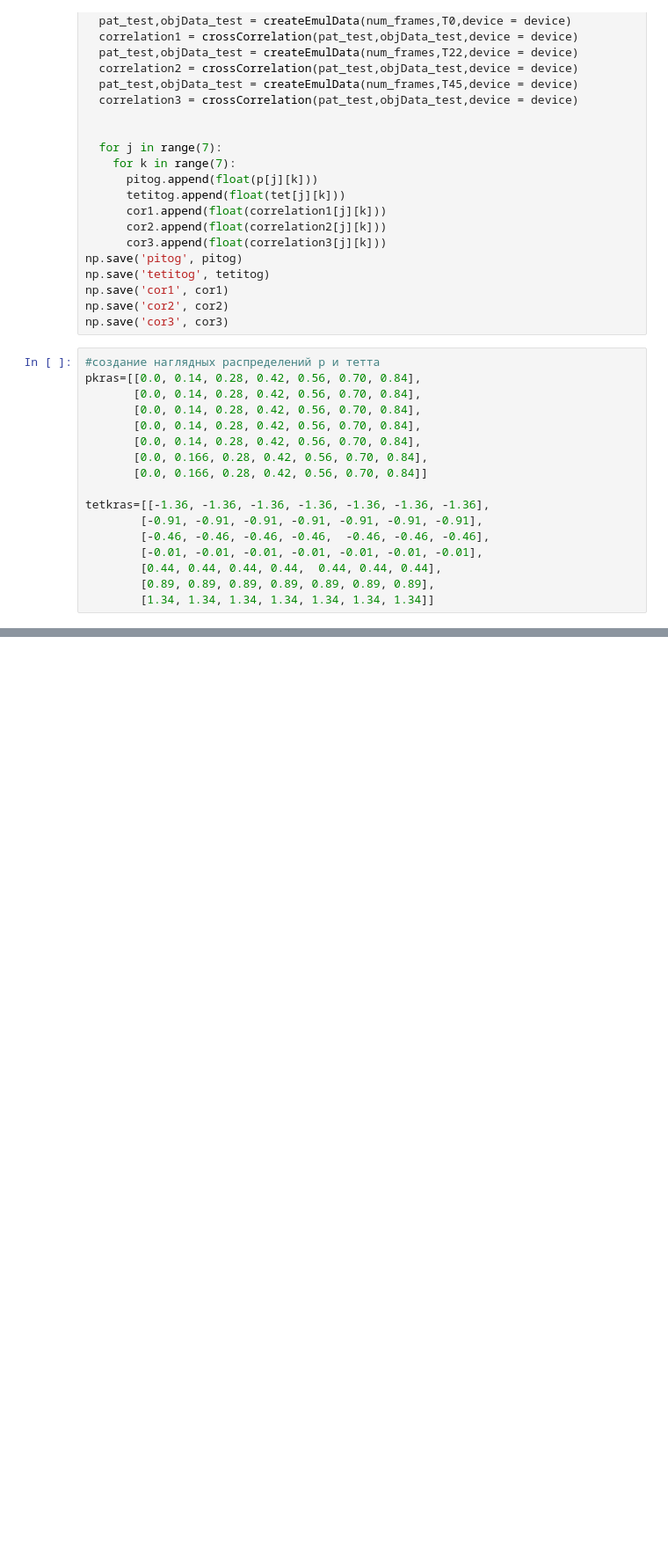
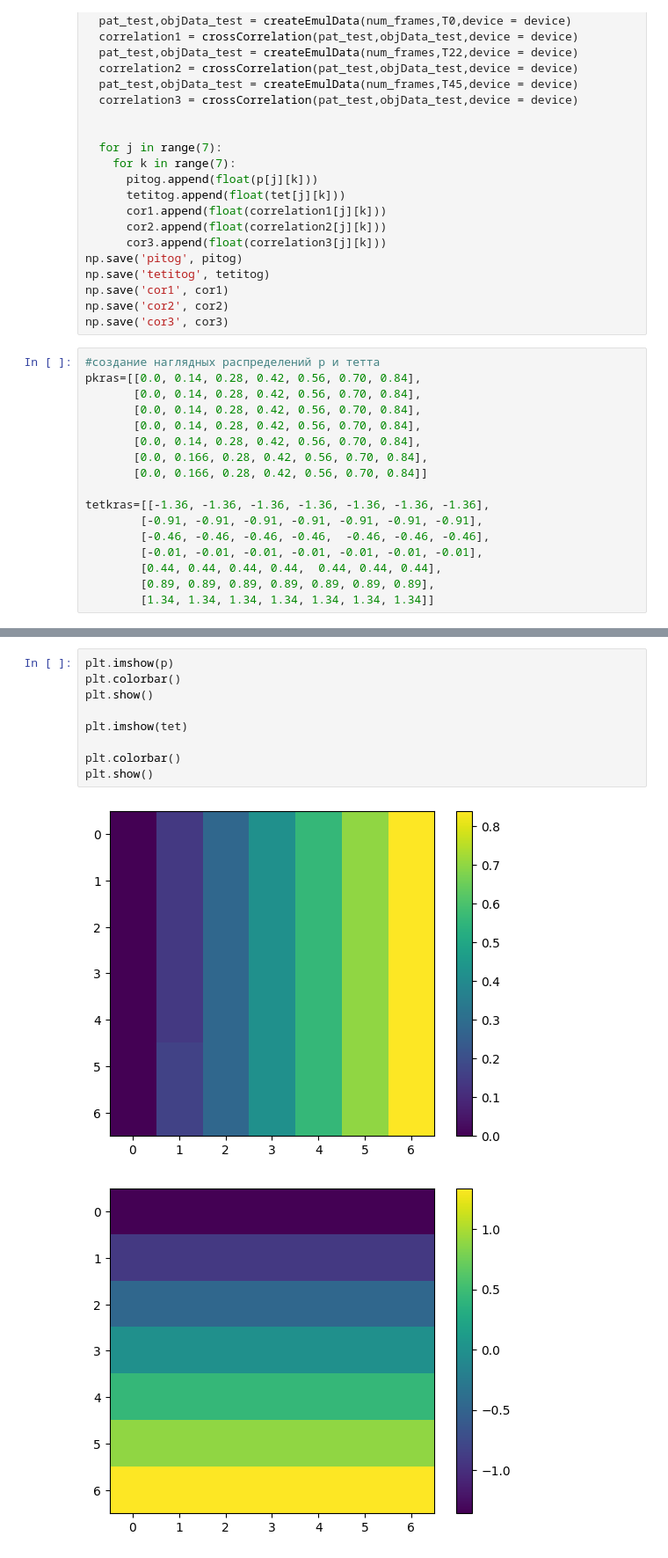
Before and after one commit to dainilliniad/small311qlab, a Jupyter notebook: курсовая_генерация.ipynb, the cells around one changed output, grey strips where cells are left out. Shown at 88% size. Cells and saved outputs as stored; diff of their text form; blank space fills up the shorter version.

```diff
--- a/курсовая_генерация.ipynb
+++ b/курсовая_генерация.ipynb
@@ -241,0 +186,12 @@ tensor(0.1211)
+# %%
+plt.imshow(p)
+plt.colorbar()
+plt.show()
+
+plt.imshow(tet)
+
+plt.colorbar()
+plt.show()
+# %% [output]
+[figure, added]
+[figure, added]
```
Also changed, not shown: parts of 6 cells of this notebook.
